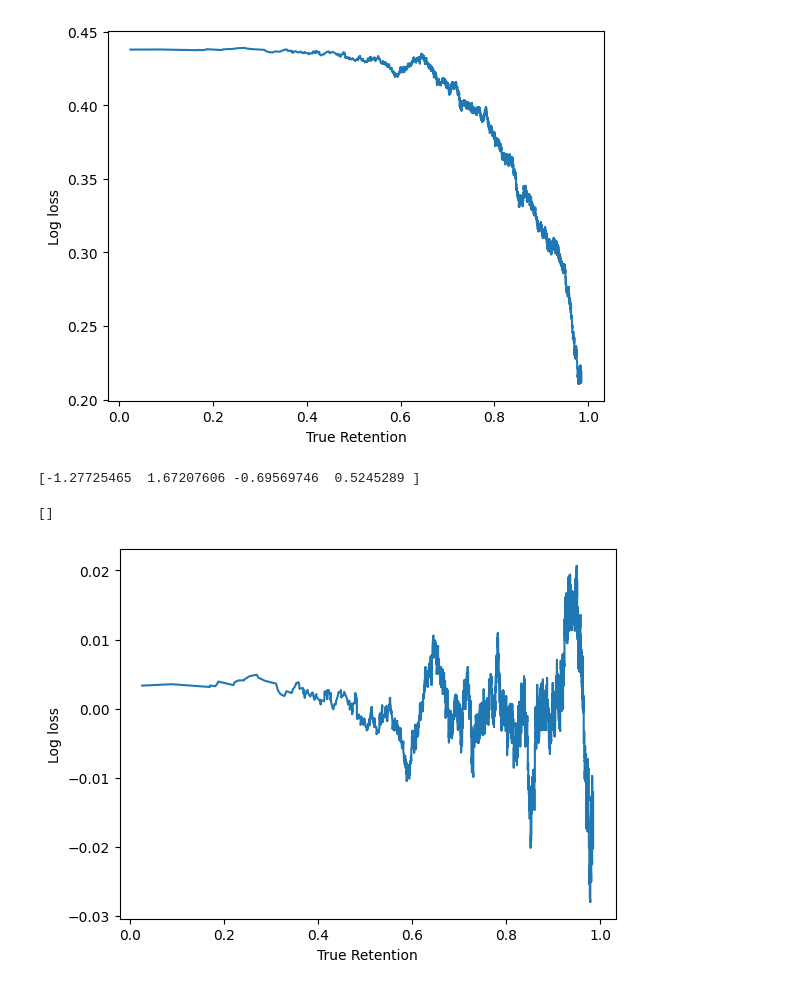
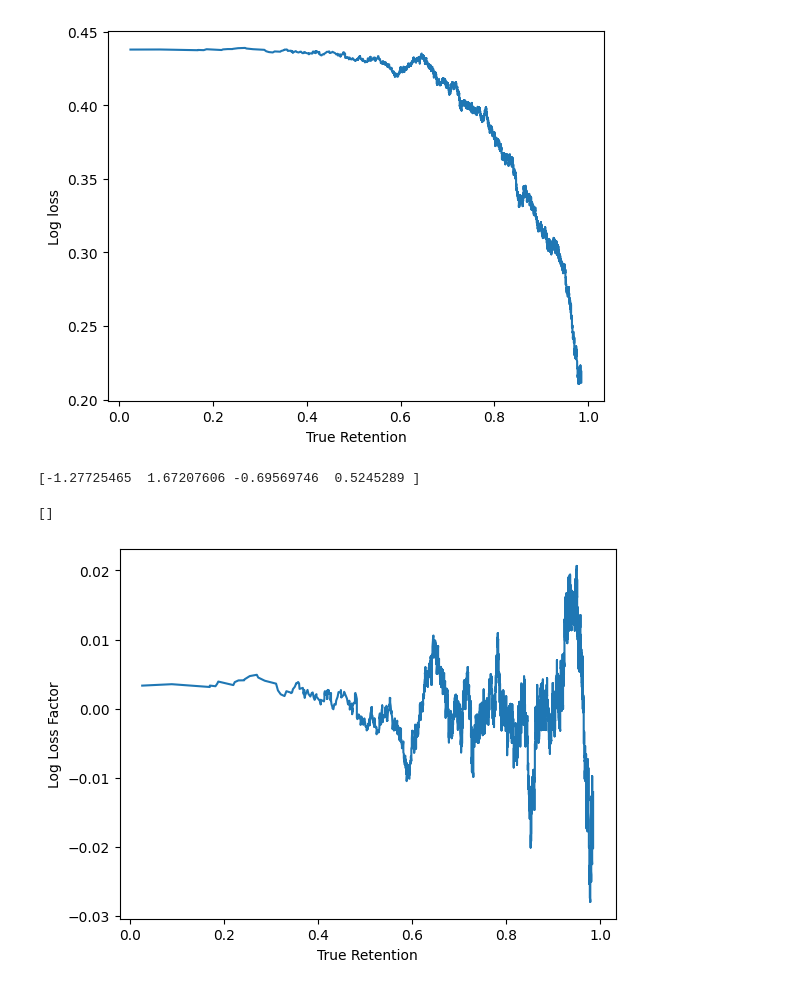
Before and after one commit to open-spaced-repetition/Anki-button-usage, a Jupyter notebook: loss-to-retention.ipynb, the cells around one changed output. Drawn from its saved outputs; the diff is of its cells as text; code cells hidden in the pictures.

Commit message:
Renamed: "loss factor"

```diff
--- a/loss-to-retention.ipynb
+++ b/loss-to-retention.ipynb
@@ -54,27 +54,27 @@ ax.plot()
 # %%
 ax = plt.axes()
 
 coefficients = np.polyfit(x, y, 3)
 print(coefficients)
 
 def retention_factor(r, x):
     return x - np.polyval(coefficients, r)
 
 loss = retention_factor(x, y)
 
 ax.plot(
     x[:10000-bin_size],
     moving_average(
         loss,
         bin_size,
     ),
 )
 ax.set_xlabel("True Retention")
-ax.set_ylabel("Log loss")
+ax.set_ylabel("Log Loss Factor")
 
 
 ax.plot()
 # %% [output]
 [-1.27725465  1.67207606 -0.69569746  0.5245289 ]
 []
-[figure, old version]
+[figure, new version]
```
